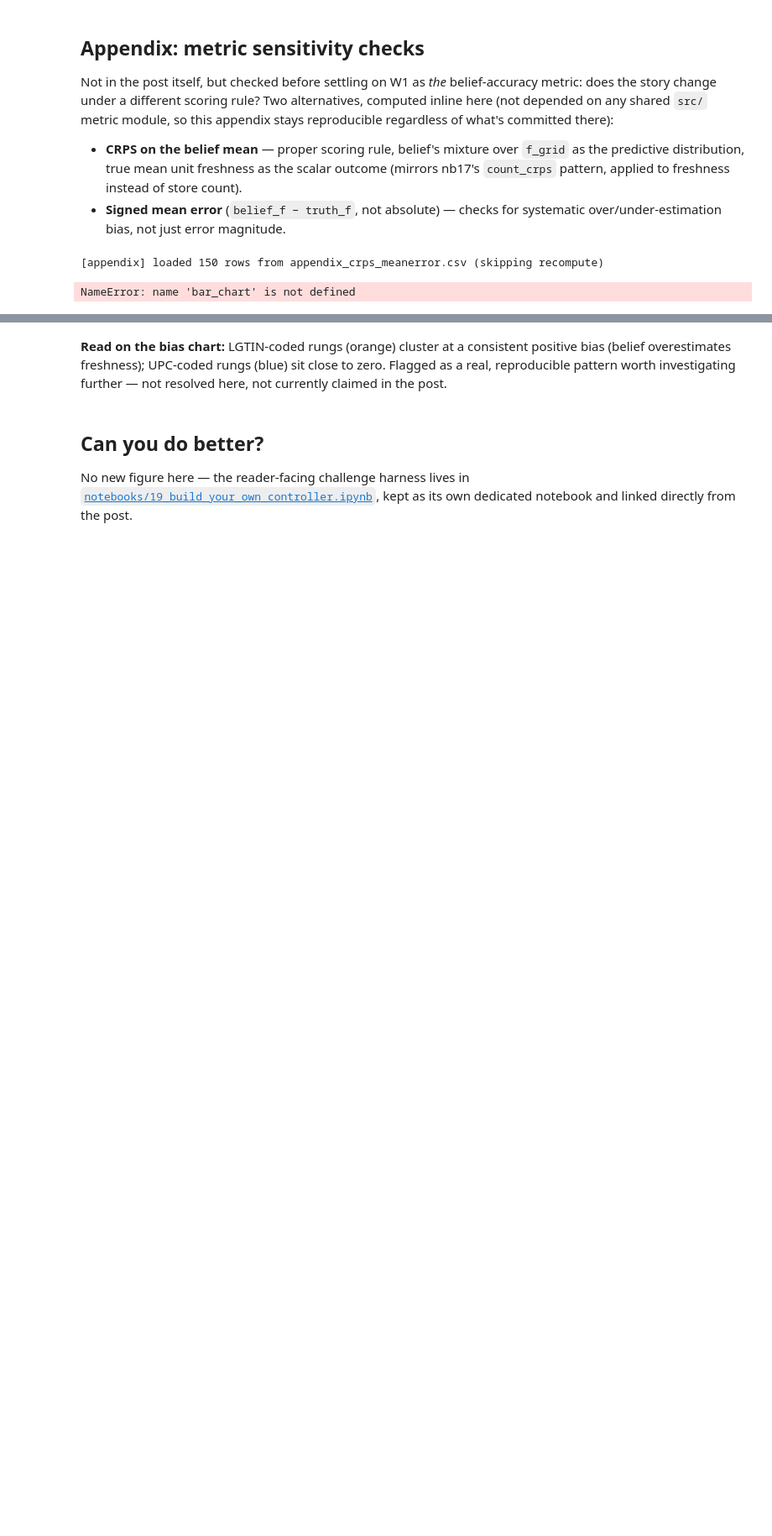
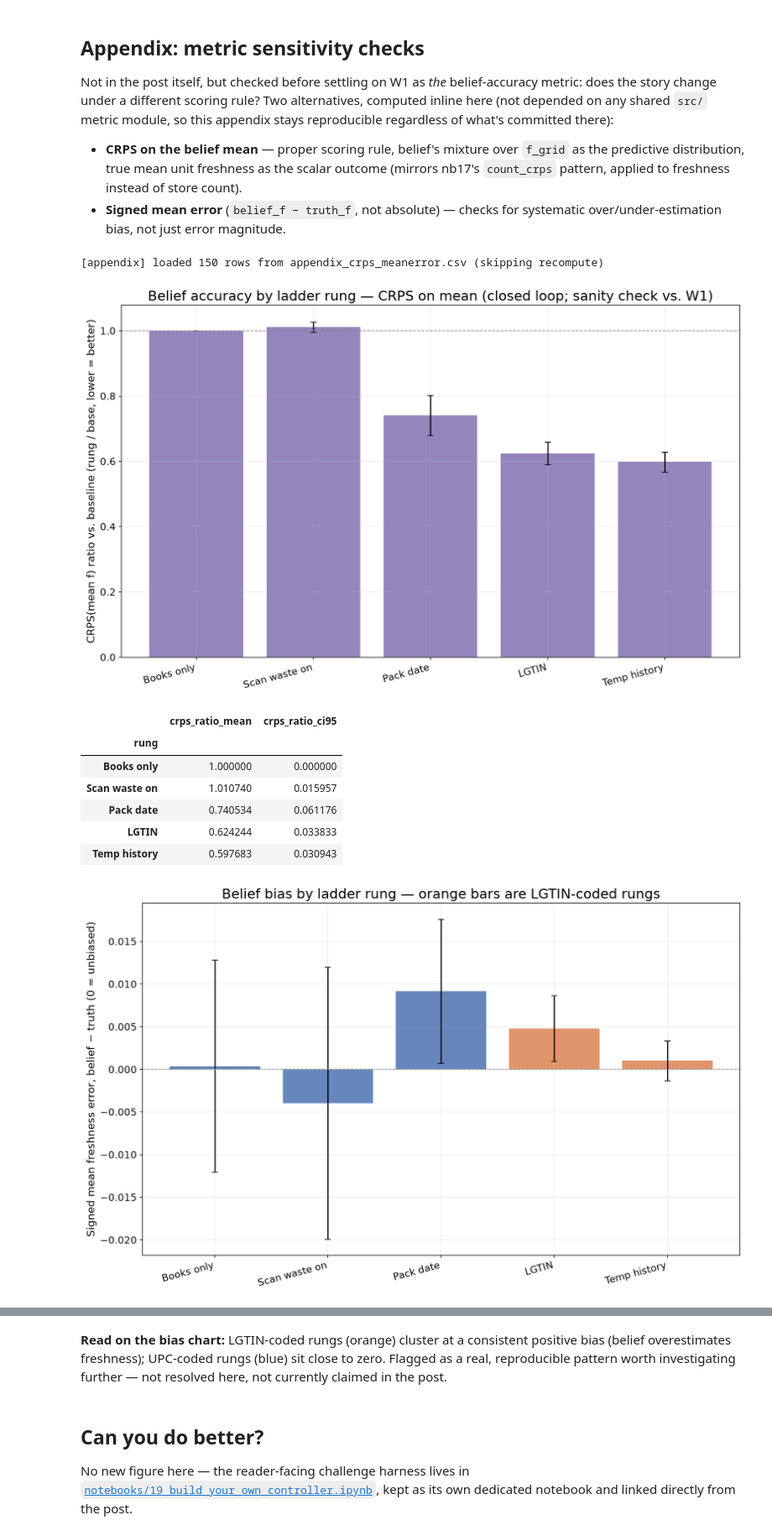
Before and after one commit to OliverEvans96/blueberries-voi, a Jupyter notebook: notebooks/article_figures.ipynb, the cells around one changed output, grey strips where cells are left out. Shown at 84% size. Cells and saved outputs as stored; diff of their text form; code cells hidden in the pictures; blank space fills up the shorter version.

Commit message:
re-run final results with lgtin

```diff
--- a/notebooks/article_figures.ipynb
+++ b/notebooks/article_figures.ipynb
@@ -1641,6 +1641,20 @@ if appendix_df is None:
 # %% [output]
 [appendix] loaded 150 rows from appendix_crps_meanerror.csv (skipping recompute)
 # %%
+def bar_chart(mean, ci, color, ylabel, title, out_name):
+    fig, ax = plt.subplots(figsize=blog_figsize(BLOG_ASPECT_STANDARD))
+    x = np.arange(len(LADDER_ORDER))
+    ax.bar(x, mean[LADDER_ORDER], yerr=ci[LADDER_ORDER], capsize=4, color=color, alpha=0.85)
+    ax.axhline(1.0, color="gray", linestyle="--", linewidth=1)
+    ax.set_xticks(x)
+    ax.set_xticklabels(LADDER_ORDER, rotation=15, ha="right")
+    ax.set_ylabel(ylabel)
+    ax.set_title(title)
+    fig.tight_layout()
+    save_blog_fig(fig, FIG_DIR / out_name)
+    plt.show()
+
+
 piv_crps = appendix_df.pivot_table(index="seed", columns="rung", values="crps_mean_f")[LADDER_ORDER]
 crps_ratio = piv_crps.div(piv_crps["Books only"], axis=0)
 crps_mean, crps_ci = mean_ci(crps_ratio)
@@ -1652,31 +1666,39 @@ bar_chart(crps_mean, crps_ci, PURPLE,
 display(pd.DataFrame({
     "crps_ratio_mean": crps_mean[LADDER_ORDER],
     "crps_ratio_ci95": crps_ci[LADDER_ORDER],
 }))
 
 piv_bias = appendix_df.pivot_table(index="seed", columns="rung", values="mean_f_error")[LADDER_ORDER]
 combos_bias = {label: ch["code_type"] for label, ch in LADDER}
 bias_mean = piv_bias.mean()
 bias_sem = piv_bias.std(ddof=1) / np.sqrt(len(piv_bias))
 colors_bias = [ORANGE if combos_bias[l] == "lgtin" else BLUE for l in LADDER_ORDER]
 
 fig, ax = plt.subplots(figsize=blog_figsize(BLOG_ASPECT_STANDARD))
 x = np.arange(len(LADDER_ORDER))
 ax.bar(x, bias_mean[LADDER_ORDER], yerr=1.96 * bias_sem[LADDER_ORDER], capsize=4, color=colors_bias, alpha=0.85)
 ax.axhline(0.0, color="gray", linestyle="--", linewidth=1)
 ax.set_xticks(x)
 ax.set_xticklabels(LADDER_ORDER, rotation=15, ha="right")
 ax.set_ylabel("Signed mean freshness error, belief − truth (0 = unbiased)")
 ax.set_title("Belief bias by ladder rung — orange bars are LGTIN-coded rungs")
 fig.tight_layout()
 save_blog_fig(fig, FIG_DIR / BLOG_FIG_APPENDIX_SIGNED_BIAS)
 plt.show()
 
 display(pd.DataFrame({
     "code_type": [combos_bias[l] for l in LADDER_ORDER],
     "mean_f_error": bias_mean[LADDER_ORDER],
     "sem": bias_sem[LADDER_ORDER],
     "ci95": 1.96 * bias_sem[LADDER_ORDER],
 }, index=LADDER_ORDER))
 # %% [output]
-NameError: name 'bar_chart' is not defined
+[figure, added]
+|  | crps_ratio_mean | crps_ratio_ci95 |
+| rung |  |  |
+| Books only | 1.000000 | 0.000000 |
+| Scan waste on | 1.010740 | 0.015957 |
+| Pack date | 0.740534 | 0.061176 |
+| LGTIN | 0.624244 | 0.033833 |
+| Temp history | 0.597683 | 0.030943 |
+[figure, added]
```
Also changed, not shown: parts of 1 cell of this notebook, 2 other files.
